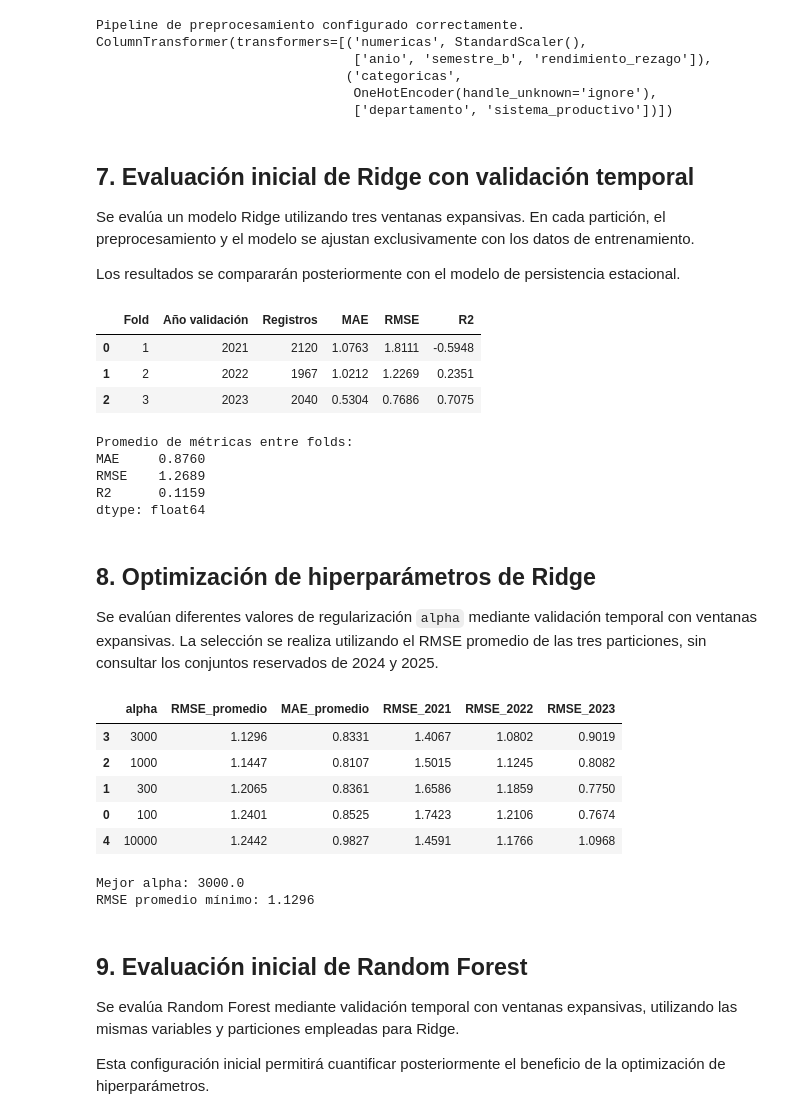
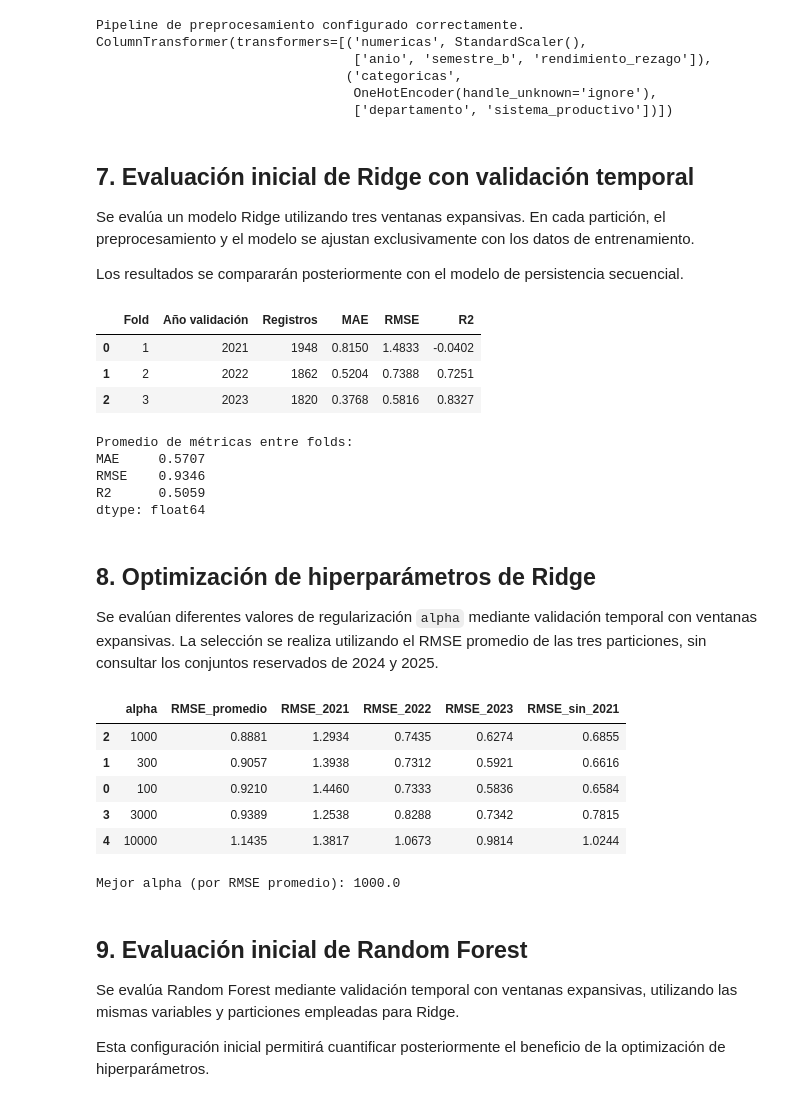
Before and after one commit to VicKingo98/agropredict-colombia, a Jupyter notebook: notebooks/05_optimizacion_modelos.ipynb, the cells around one changed output. Saved outputs shown, nothing was run; the diff lists cells and outputs as text; code cells hidden in the pictures.

Commit message:
Agrega modelado secuencial y corrige optimizacion (secuencial, incluye 2019, metricas reales en MLflow)

```diff
--- a/notebooks/05_optimizacion_modelos.ipynb
+++ b/notebooks/05_optimizacion_modelos.ipynb
@@ -38,6 +42,9 @@ from sklearn.metrics import mean_absolute_error, mean_squared_error, r2_score
 # Identificar automáticamente la raíz del repositorio
 cwd = Path.cwd().resolve()
 
+FEATURES="features_secuencial.parquet"
+SEMILLA=42
+
 try:
     ROOT = next(
         ruta for ruta in [cwd, *cwd.parents]
@@ -47,7 +54,7 @@ except StopIteration:
     raise FileNotFoundError("No se encontró la raíz de AgroPredict Colombia.")
 
 # Archivo generado por el notebook de ingeniería de características
-RUTA_DATOS = ROOT / "data" / "processed" / "features_estacional.parquet"
+RUTA_DATOS = ROOT / "data" / "processed" / FEATURES
 
 print(f"Repositorio: {ROOT}")
 print(f"Archivo de datos: {RUTA_DATOS}")
@@ -132,9 +139,10 @@ Total de registros utilizables: 12,158
 # %%
-# Definir ventanas expansivas para validación temporal
+# Definir ventanas expansivas para validación temporal.
+# Con rezago secuencial, 2019 ya aporta datos (los periodos 2019B), así que se incluye.
 ventanas = [
-    ([2020], 2021),
-    ([2020, 2021], 2022),
-    ([2020, 2021, 2022], 2023)
+    ([2019, 2020], 2021),
+    ([2019, 2020, 2021], 2022),
+    ([2019, 2020, 2021, 2022], 2023)
 ]
 
 for i, (anios_train, anio_val) in enumerate(ventanas, start=1):
@@ -294,12 +328,10 @@ ColumnTransformer(transformers=[('numericas', StandardScaler(),
 # %% [markdown]
 ## 7. Evaluación inicial de Ridge con validación temporal
 
-Se evalúa un modelo Ridge utilizando tres ventanas expansivas.
-En cada partición, el preprocesamiento y el modelo se ajustan
-exclusivamente con los datos de entrenamiento.
+Se evalúa un modelo Ridge utilizando tres ventanas expansivas. En cada partición, el
+preprocesamiento y el modelo se ajustan exclusivamente con los datos de entrenamiento.
 
-Los resultados se compararán posteriormente con el modelo de
-persistencia estacional.
+Los resultados se compararán posteriormente con el modelo de persistencia secuencial.
 # %%
 from sklearn.linear_model import Ridge
 from sklearn.base import clone
@@ -346,13 +378,13 @@ print("\nPromedio de métricas entre folds:")
 print(tabla_ridge[["MAE", "RMSE", "R2"]].mean().round(4))
 # %% [output]
 |  | Fold | Año validación | Registros | MAE | RMSE | R2 |
-| 0 | 1 | 2021 | 2120 | 1.0763 | 1.8111 | -0.5948 |
-| 1 | 2 | 2022 | 1967 | 1.0212 | 1.2269 | 0.2351 |
-| 2 | 3 | 2023 | 2040 | 0.5304 | 0.7686 | 0.7075 |
+| 0 | 1 | 2021 | 1948 | 0.8150 | 1.4833 | -0.0402 |
+| 1 | 2 | 2022 | 1862 | 0.5204 | 0.7388 | 0.7251 |
+| 2 | 3 | 2023 | 1820 | 0.3768 | 0.5816 | 0.8327 |
 Promedio de métricas entre folds:
-MAE     0.8760
-RMSE    1.2689
-R2      0.1159
+MAE     0.5707
+RMSE    0.9346
+R2      0.5059
 dtype: float64
 # %% [markdown]
 ## 8. Optimización de hiperparámetros de Ridge
@@ -371,55 +403,46 @@ for alpha in valores_alpha:
 
     errores_rmse = []
     errores_mae = []
 
     for anios_train, anio_val in ventanas:
 
         mask_train = df_modelo["anio"].isin(anios_train)
         mask_val = df_modelo["anio"] == anio_val
 
         modelo = Pipeline([
             ("preprocesamiento", clone(preprocesador)),
             ("regresor", Ridge(alpha=alpha))
         ])
 
         modelo.fit(X.loc[mask_train], y.loc[mask_train])
-
         pred = modelo.predict(X.loc[mask_val])
 
-        errores_rmse.append(
-            np.sqrt(mean_squared_error(y.loc[mask_val], pred))
-        )
-        errores_mae.append(
-            mean_absolute_error(y.loc[mask_val], pred)
-        )
+        errores_rmse.append(np.sqrt(mean_squared_error(y.loc[mask_val], pred)))
+        errores_mae.append(mean_absolute_error(y.loc[mask_val], pred))
 
     resultados_alpha.append({
         "alpha": alpha,
         "RMSE_promedio": np.mean(errores_rmse),
-        "MAE_promedio": np.mean(errores_mae),
         "RMSE_2021": errores_rmse[0],
         "RMSE_2022": errores_rmse[1],
-        "RMSE_2023": errores_rmse[2]
+        "RMSE_2023": errores_rmse[2],
+        "RMSE_sin_2021": np.mean(errores_rmse[1:]),   # solo años estables
     })
 
-tabla_alpha = pd.DataFrame(resultados_alpha)
-tabla_alpha = tabla_alpha.sort_values("RMSE_promedio")
+tabla_alpha = pd.DataFrame(resultados_alpha).sort_values("RMSE_promedio")
 
 display(tabla_alpha.round(4))
 
 mejor_alpha = tabla_alpha.iloc[0]["alpha"]
-
-print(f"\nMejor alpha: {mejor_alpha}")
-print(f"RMSE promedio mínimo: {tabla_alpha.iloc[0]['RMSE_promedio']:.4f}")
+print(f"\nMejor alpha (por RMSE promedio): {mejor_alpha}")
 # %% [output]
-|  | alpha | RMSE_promedio | MAE_promedio | RMSE_2021 | RMSE_2022 | RMSE_2023 |
-| 3 | 3000 | 1.1296 | 0.8331 | 1.4067 | 1.0802 | 0.9019 |
-| 2 | 1000 | 1.1447 | 0.8107 | 1.5015 | 1.1245 | 0.8082 |
-| 1 | 300 | 1.2065 | 0.8361 | 1.6586 | 1.1859 | 0.7750 |
-| 0 | 100 | 1.2401 | 0.8525 | 1.7423 | 1.2106 | 0.7674 |
-| 4 | 10000 | 1.2442 | 0.9827 | 1.4591 | 1.1766 | 1.0968 |
+|  | alpha | RMSE_promedio | RMSE_2021 | RMSE_2022 | RMSE_2023 | RMSE_sin_2021 |
+| 2 | 1000 | 0.8881 | 1.2934 | 0.7435 | 0.6274 | 0.6855 |
+| 1 | 300 | 0.9057 | 1.3938 | 0.7312 | 0.5921 | 0.6616 |
+| 0 | 100 | 0.9210 | 1.4460 | 0.7333 | 0.5836 | 0.6584 |
+| 3 | 3000 | 0.9389 | 1.2538 | 0.8288 | 0.7342 | 0.7815 |
+| 4 | 10000 | 1.1435 | 1.3817 | 1.0673 | 0.9814 | 1.0244 |
-Mejor alpha: 3000.0
-RMSE promedio mínimo: 1.1296
+Mejor alpha (por RMSE promedio): 1000.0
 # %% [markdown]
 ## 9. Evaluación inicial de Random Forest
 
```
Also changed, not shown: parts of 28 cells of this notebook, 2 other files.
